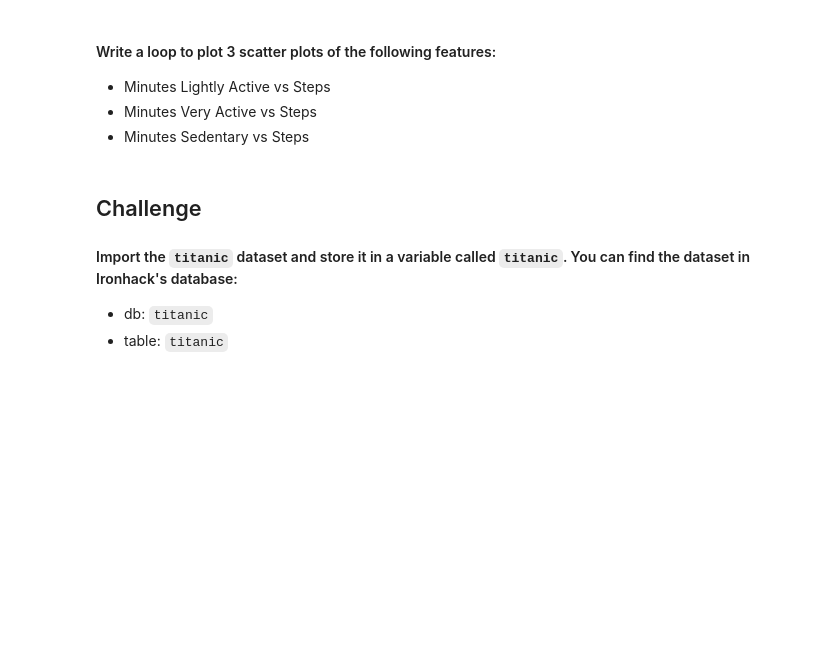
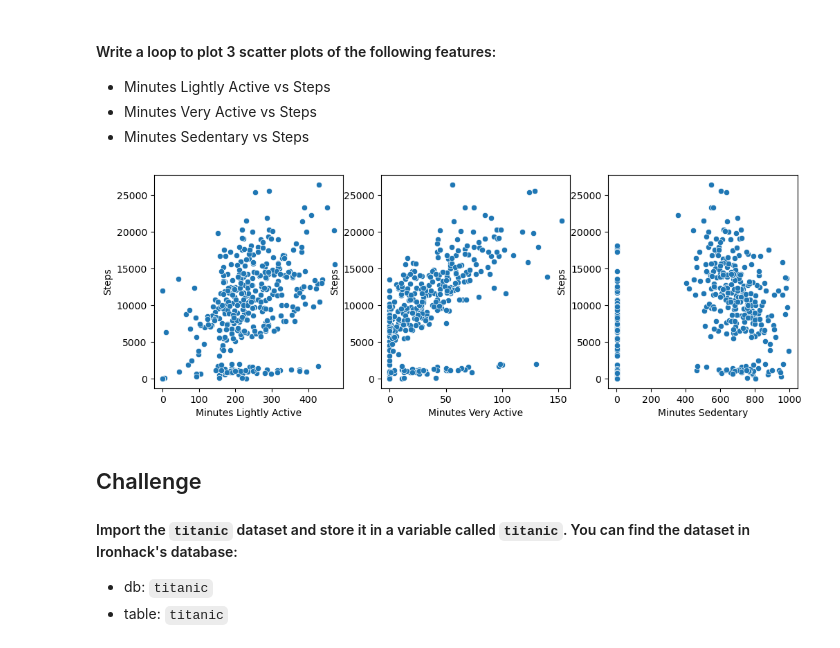
Before and after one commit to Ironhack-Data-Madrid-Octubre-2023/5.2-lab_matplotlib_seaborn, a Jupyter notebook: your-code/main.ipynb, the cells around one changed output. Saved outputs shown, nothing was run; the diff lists cells and outputs as text; code cells hidden in the pictures; blank space fills up the shorter version.

```diff
--- a/your-code/main.ipynb
+++ b/your-code/main.ipynb
@@ -91,3 +68,17 @@ AttributeError: module 'matplotlib.pyplot' has no attribute 'set_xtickslabels'
+# %%
+fig, ax = plt.subplots(1, 3)
+
+categories = ['Minutes Lightly Active', 'Minutes Very Active', 'Minutes Sedentary']
+
+for i, cat in enumerate(categories):
+    sns.scatterplot(ax = ax[i],
+                    data = fitbit,
+                    x = cat,
+                    y = 'Steps')
+
+plt.savefig('../img/three_scatters.png');
+# %% [output]
+[figure, added]
 # %% [markdown]
 ## Challenge
 
```
Also changed, not shown: parts of 5 cells of this notebook, 1 other file.
